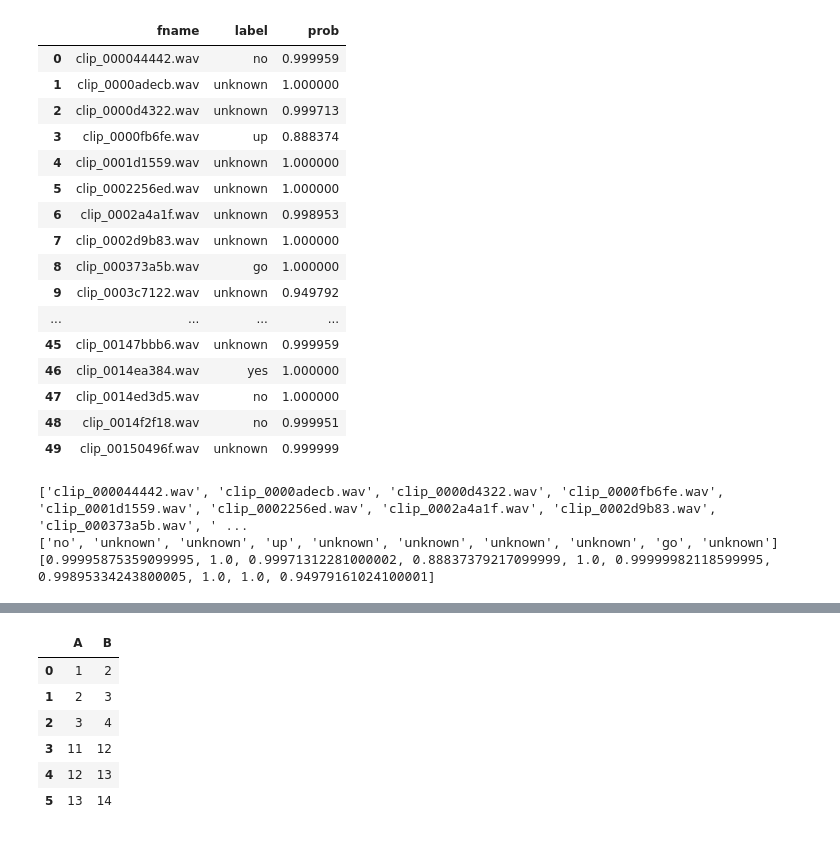
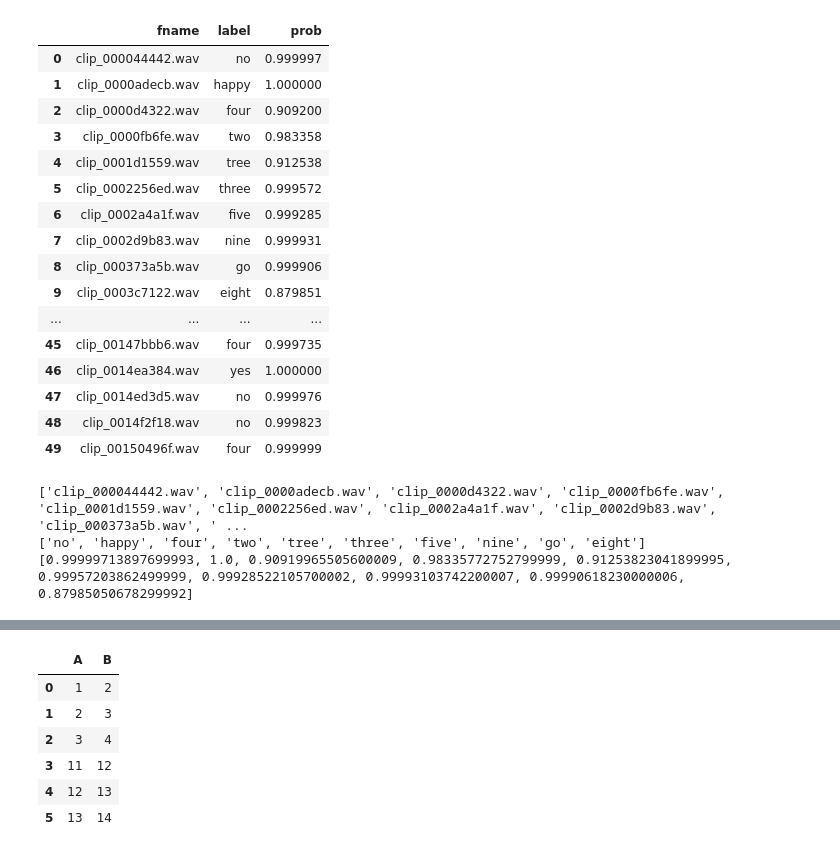
Before and after one commit to PKUGoodSpeed/Kaggle-TensorFlowSpeechRecognition, a Jupyter notebook: pkugoodspeed/notebooks/pp.ipynb, the cells around one changed output, grey strips where cells are left out. Drawn from its saved outputs; the diff is of its cells as text; code cells hidden in the pictures.

```diff
--- a/pkugoodspeed/notebooks/pp.ipynb
+++ b/pkugoodspeed/notebooks/pp.ipynb
@@ -3,26 +3,26 @@ import numpy as np
 import pandas as pd
 from IPython.display import display
 # %%
-df = pd.read_csv('../cnn2_output/predict.csv')
+df = pd.read_csv('../cnn_output/predict.csv')
 display(df[:50])
 # %% [output]
 |  | fname | label | prob |
-| 0 | clip_000044442.wav | no | 0.999959 |
-| 1 | clip_0000adecb.wav | unknown | 1.000000 |
-| 2 | clip_0000d4322.wav | unknown | 0.999713 |
-| 3 | clip_0000fb6fe.wav | up | 0.888374 |
-| 4 | clip_0001d1559.wav | unknown | 1.000000 |
-| 5 | clip_0002256ed.wav | unknown | 1.000000 |
-| 6 | clip_0002a4a1f.wav | unknown | 0.998953 |
-| 7 | clip_0002d9b83.wav | unknown | 1.000000 |
-| 8 | clip_000373a5b.wav | go | 1.000000 |
-| 9 | clip_0003c7122.wav | unknown | 0.949792 |
+| 0 | clip_000044442.wav | no | 0.999997 |
+| 1 | clip_0000adecb.wav | happy | 1.000000 |
+| 2 | clip_0000d4322.wav | four | 0.909200 |
+| 3 | clip_0000fb6fe.wav | two | 0.983358 |
+| 4 | clip_0001d1559.wav | tree | 0.912538 |
+| 5 | clip_0002256ed.wav | three | 0.999572 |
+| 6 | clip_0002a4a1f.wav | five | 0.999285 |
+| 7 | clip_0002d9b83.wav | nine | 0.999931 |
+| 8 | clip_000373a5b.wav | go | 0.999906 |
+| 9 | clip_0003c7122.wav | eight | 0.879851 |
 | ... | ... | ... | ... |
-| 45 | clip_00147bbb6.wav | unknown | 0.999959 |
+| 45 | clip_00147bbb6.wav | four | 0.999735 |
 | 46 | clip_0014ea384.wav | yes | 1.000000 |
-| 47 | clip_0014ed3d5.wav | no | 1.000000 |
-| 48 | clip_0014f2f18.wav | no | 0.999951 |
-| 49 | clip_00150496f.wav | unknown | 0.999999 |
+| 47 | clip_0014ed3d5.wav | no | 0.999976 |
+| 48 | clip_0014f2f18.wav | no | 0.999823 |
+| 49 | clip_00150496f.wav | four | 0.999999 |
 # %%
 filenames = df.fname.tolist()
 pred = df.label.tolist()
@@ -32,6 +32,6 @@ print pred[:10]
 print prob[:10]
 # %% [output]
 ['clip_000044442.wav', 'clip_0000adecb.wav', 'clip_0000d4322.wav', 'clip_0000fb6fe.wav', 'clip_0001d1559.wav', 'clip_0002256ed.wav', 'clip_0002a4a1f.wav', 'clip_0002d9b83.wav', 'clip_000373a5b.wav', ' ...
-['no', 'unknown', 'unknown', 'up', 'unknown', 'unknown', 'unknown', 'unknown', 'go', 'unknown']
-[0.99995875359099995, 1.0, 0.99971312281000002, 0.88837379217099999, 1.0, 0.99999982118599995, 0.99895334243800005, 1.0, 1.0, 0.94979161024100001]
+['no', 'happy', 'four', 'two', 'tree', 'three', 'five', 'nine', 'go', 'eight']
+[0.99999713897699993, 1.0, 0.90919965505600009, 0.98335772752799999, 0.91253823041899995, 0.99957203862499999, 0.99928522105700002, 0.99993103742200007, 0.99990618230000006, 0.87985050678299992]
 # %%
```
Also changed, not shown: parts of 3 cells of this notebook, 5 other files.
